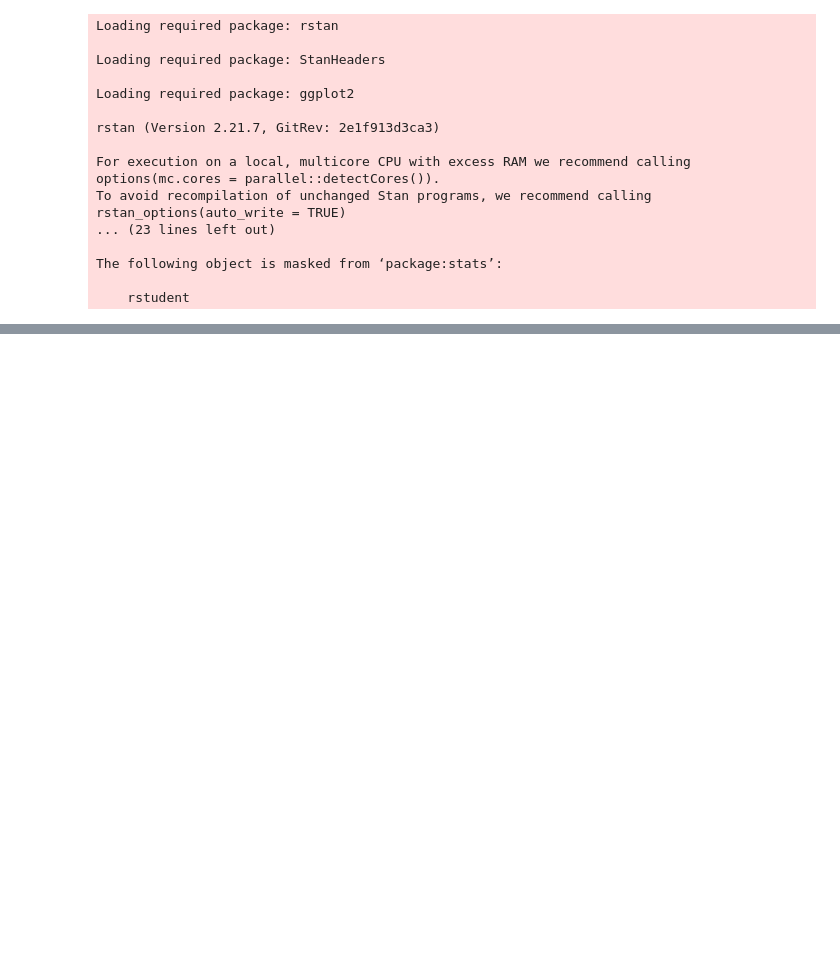
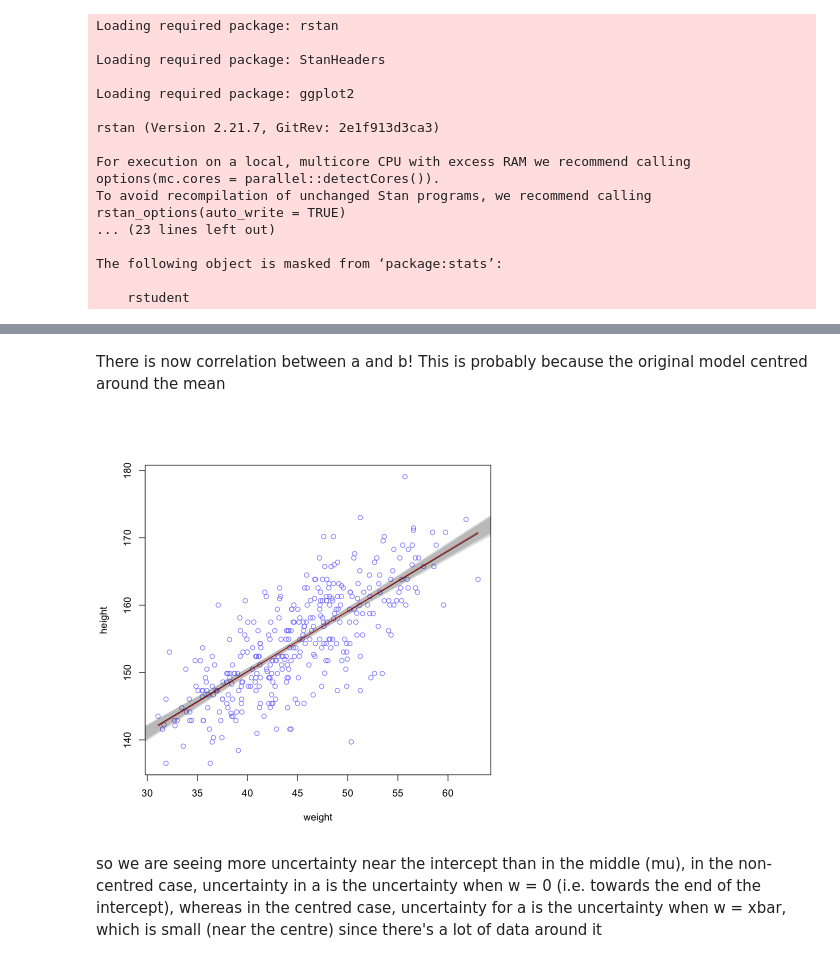
Before and after one commit to jfyu/rethinking_stats_2_practice, a Jupyter notebook: R/R_chapter_4.ipynb, the cells around one changed output, grey strips where cells are left out. Drawn from its saved outputs; the diff is of its cells as text; code cells hidden in the pictures; blank space fills up the shorter version.

```diff
--- a/R/R_chapter_4.ipynb
+++ b/R/R_chapter_4.ipynb
@@ -22,0 +110,21 @@ The following object is masked from ‘package:stats’:
+# %%
+m4.3 <- quap(
+    alist(
+        height ~ dnorm(mu, sigma),
+        mu <- a + b*(weight),
+        a ~ dnorm(178, 20),
+        b ~ dlnorm(0, 1),
+        sigma ~ dunif(0, 50)
+        ), data = d2
+    )
+# %%
+xbar <- mean(d2$weight)
+m4.3_original <- quap(
+    alist(
+        height ~ dnorm(mu, sigma),
+        mu <- a + b*(weight-xbar),
+        a ~ dnorm(178, 20),
+        b ~ dlnorm(0, 1),
+        sigma ~ dunif(0, 50)
+        ), data = d2
+    )
@@ -22,0 +165,25 @@ The following object is masked from ‘package:stats’:
+# %% [markdown]
+There is now correlation between a and b! This is probably because the original model centred around the mean
+# %%
+weight.seq <- seq(from=25, to = 70, by = 1)
+# %%
+plot(height ~ weight, data = d2, col=rangi2)
+post <- extract.samples(m4.3)
+a_map <- mean(post$a)
+b_map <- mean(post$b)
+curve(a_map+b_map*x, add=TRUE)
+mu <- link(m4.3, data = data.frame(weight=weight.seq))
+mu.PI <- apply(mu, 2, PI, prob=0.89)
+shade(mu.PI, weight.seq)
+
+post_original <- extract.samples(m4.3_original)
+a_map_original <- mean(post_original$a)
+b_map_original <- mean(post_original$b)
+curve(a_map_original + b_map_original*(x-xbar), add=TRUE, col='red')
+mu_original <- link(m4.3_original, data = data.frame(weight=weight.seq))
+mu_original.PI <- apply(mu_original, 2, PI, prob=0.89)
+shade(mu_original.PI, weight.seq)
+# %% [output]
+[figure, added]
+# %% [markdown]
+so we are seeing more uncertainty near the intercept than in the middle (mu), in the non-centred case, uncertainty in a is the uncertainty when w = 0 (i.e. towards the end of the intercept), whereas in the centred case, uncertainty for a is the uncertainty when w = xbar, which is small (near the centre) since there's a lot of data around it
```
Also changed, not shown: parts of 45 cells of this notebook, 1 other file.
